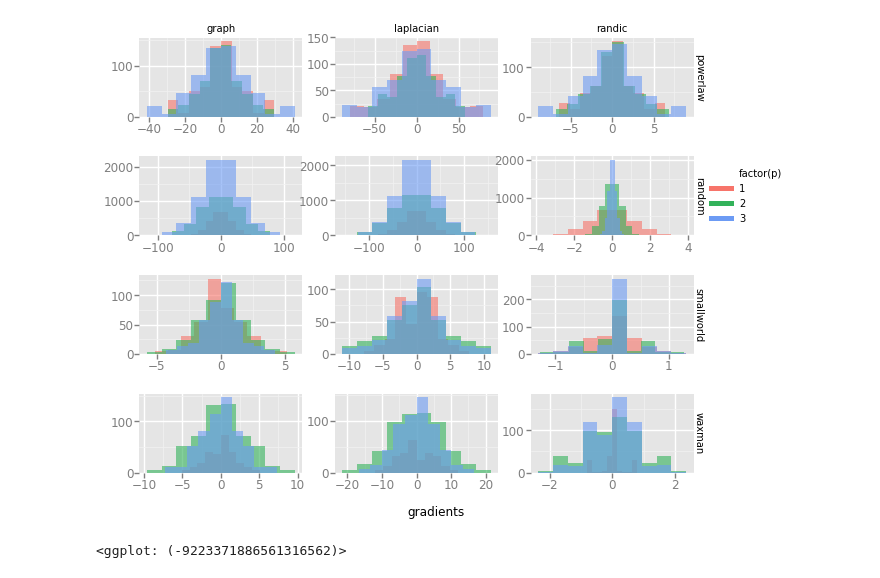
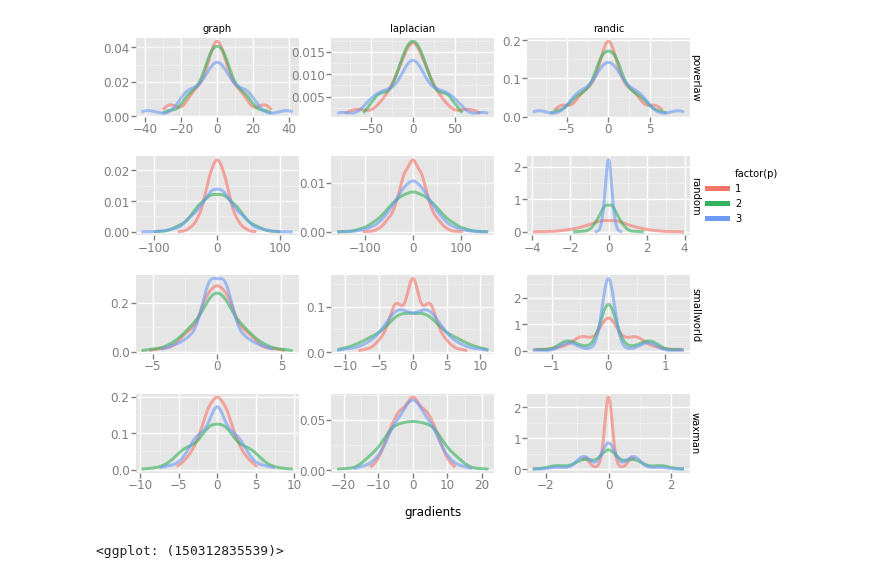
Before and after one commit to megaduks/entropy-complex-networks, a Jupyter notebook: networkentropy/experiments/Energy gradient.ipynb, the cells around one changed output. Cells and saved outputs as stored; diff of their text form; code cells hidden in the pictures.

Commit message:
Change histograms to density charts

```diff
--- a/networkentropy/experiments/Energy gradient.ipynb
+++ b/networkentropy/experiments/Energy gradient.ipynb
@@ -36,12 +36,12 @@ for p in tqdm(range(1,p_max)):
 p, generator, method, gradients = map(list, zip(*results))
 df = pd.DataFrame({'p': p, 'generator': generator, 'method': method, 'gradients': gradients})
 # %%
-ggplot(aes(x='gradients', fill='factor(p)'), data=df) + \
-geom_histogram(alpha=0.6) + \
+ggplot(aes(x='gradients', color='factor(p)'), data=df) + \
+geom_density(alpha=0.6, size=3) + \
 facet_grid('generator', 'method', scales = "free")
 # %% [output]
-[figure, old version]
+[figure, new version]
-<ggplot: (-9223371886561316562)>
+<ggplot: (150312835539)>
 # %%
 distribution_plots = {}
 for method in ['graph', 'laplacian', 'randic']:
```
Also changed, not shown: parts of 4 cells of this notebook.
